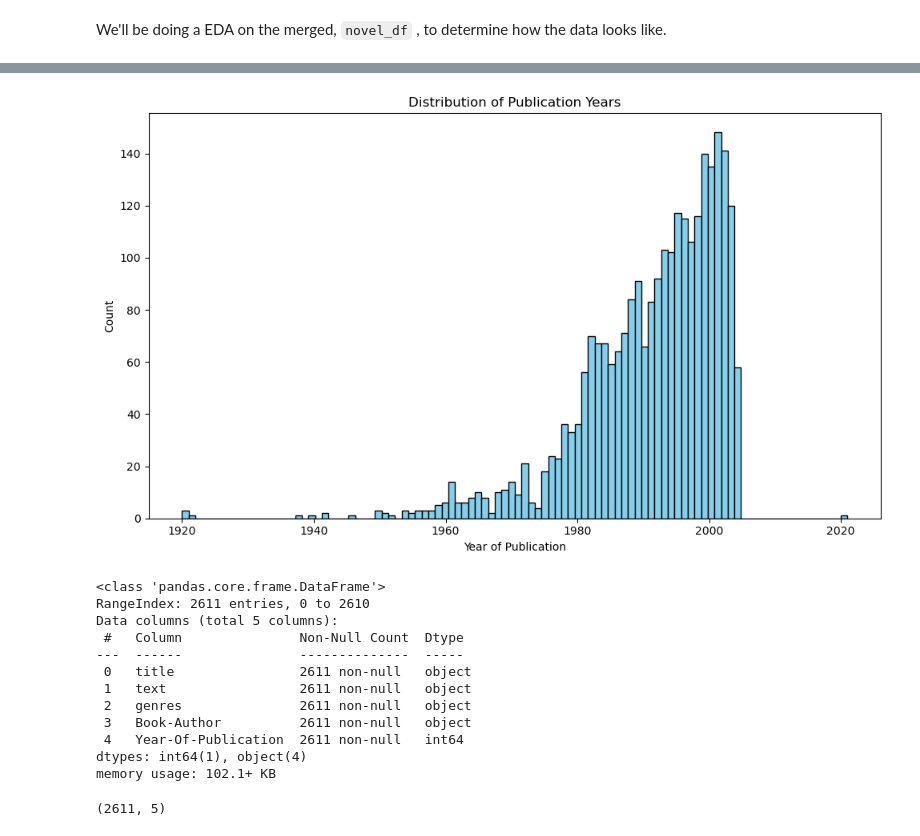
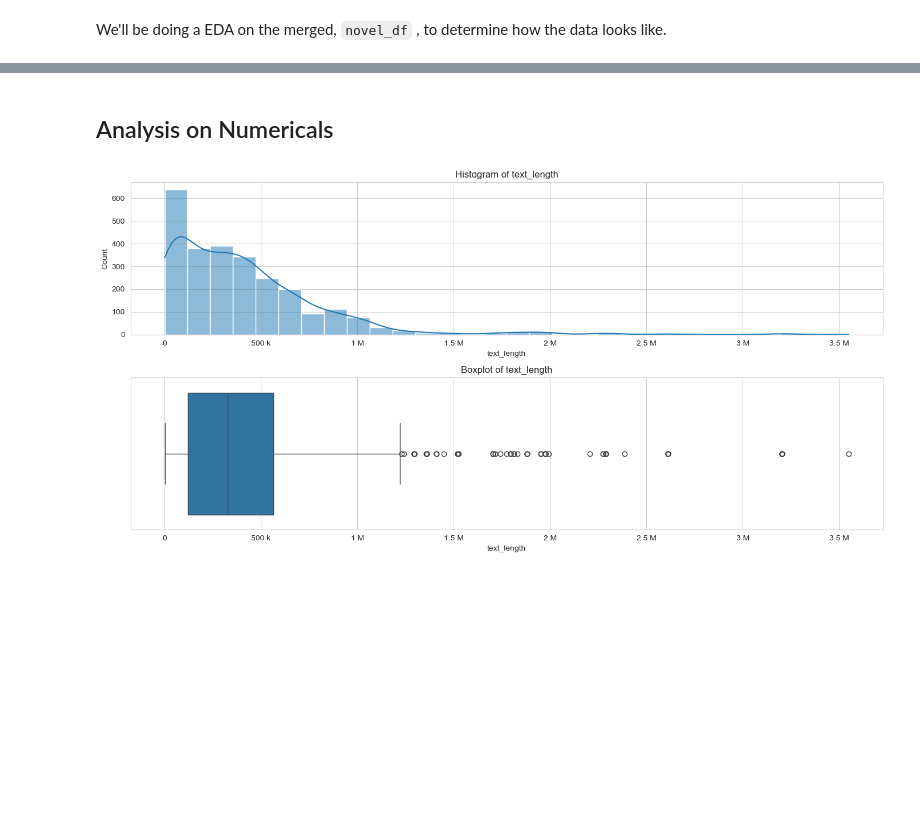
Before and after one commit to CSergiy/StoryDigest, a Jupyter notebook: EDA_Visuals.ipynb, the cells around one changed output, grey strips where cells are left out. Drawn from its saved outputs; the diff is of its cells as text; code cells hidden in the pictures; blank space fills up the shorter version.

```diff
--- a/EDA_Visuals.ipynb
+++ b/EDA_Visuals.ipynb
@@ -170,36 +153,26 @@ plt.show()
-# %%
-# Drop rows where 'Year-Of-Publication' is less than 1900
-novel_df = novel_df[novel_df['Year-Of-Publication'] >= 1900]
-
-# Reset index if necessary
-novel_df.reset_index(drop=True, inplace=True)
-# %%
-# Plotting
-plt.figure(figsize=(10, 6))  # Set the figure size for better readability
-plt.hist(novel_df['Year-Of-Publication'], bins=100, color='skyblue', edgecolor='black')
-plt.title('Distribution of Publication Years')
-plt.xlabel('Year of Publication')
-plt.ylabel('Count')
-plt.tight_layout()  # Adjust the layout to make room for the plot labels
-plt.show()
-# %% [output]
-[figure, removed]
-# %%
-novel_df.info()
-# %% [output]
-<class 'pandas.core.frame.DataFrame'>
-RangeIndex: 2611 entries, 0 to 2610
-Data columns (total 5 columns):
- #   Column               Non-Null Count  Dtype
----  ------               --------------  -----
- 0   title                2611 non-null   object
- 1   text                 2611 non-null   object
- 2   genres               2611 non-null   object
- 3   Book-Author          2611 non-null   object
- 4   Year-Of-Publication  2611 non-null   int64
-dtypes: int64(1), object(4)
-memory usage: 102.1+ KB
-# %%
-novel_df.shape
-# %% [output]
-(2611, 5)
+# %%
+def visualize_numerical(df, column_name):
+    fig, ax = plt.subplots(2, 1, figsize=(14, 7))
+
+    # Histogram with Kernel Density Estimate (KDE)
+    sns.histplot(df[column_name], bins=30, ax=ax[0], kde=True)
+    ax[0].set_title(f'Histogram of {column_name}')
+
+    # Boxplot
+    sns.boxplot(x=df[column_name], ax=ax[1])
+    ax[1].set_title(f'Boxplot of {column_name}')
+
+    # Apply engineering formatter if the column is 'text_length'
+    if column_name == 'text_length':
+        ax[0].xaxis.set_major_formatter(ticker.EngFormatter())
+        ax[1].xaxis.set_major_formatter(ticker.EngFormatter())
+
+    plt.tight_layout()
+    plt.show()
+# %% [markdown]
+## Analysis on Numericals
+# %%
+# Example usage for 'text_length'
+visualize_numerical(novel_df, 'text_length')
+# %% [output]
+[figure, added]
```
Also changed, not shown: parts of 13 cells of this notebook.
